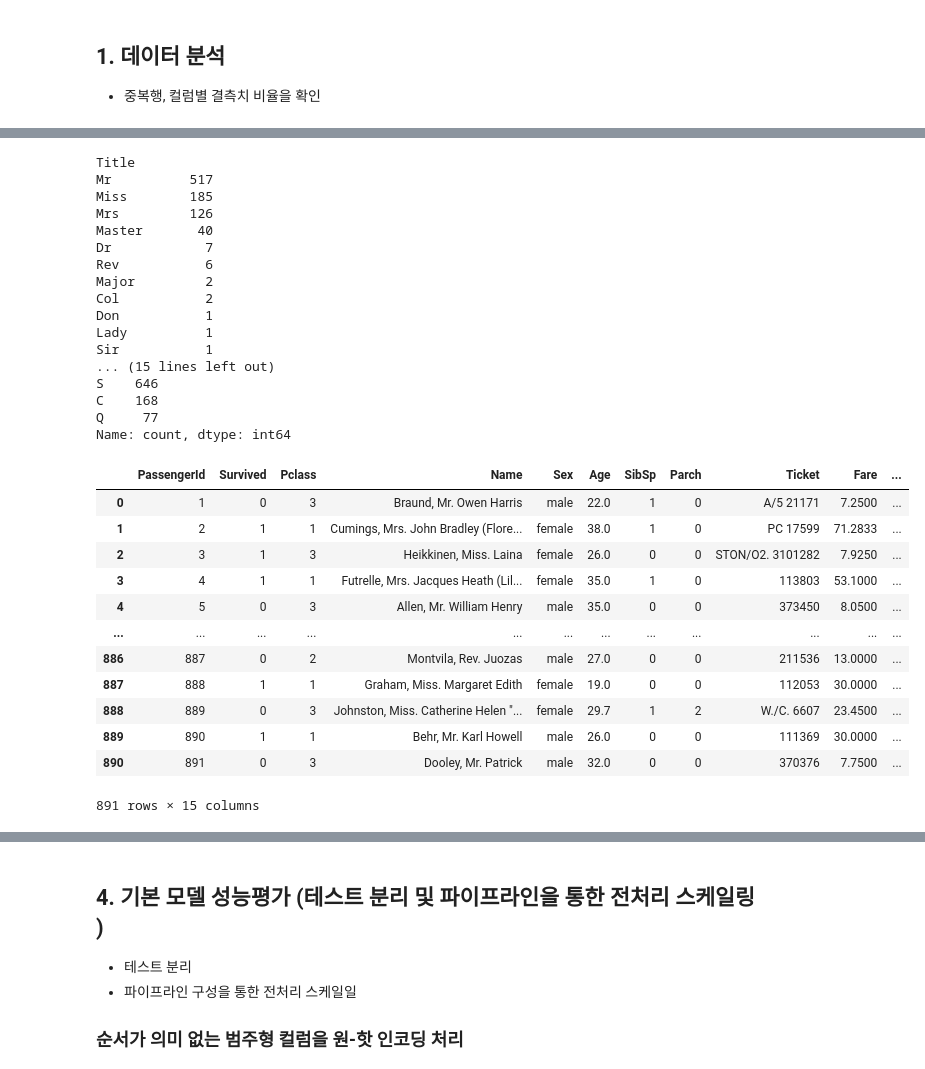
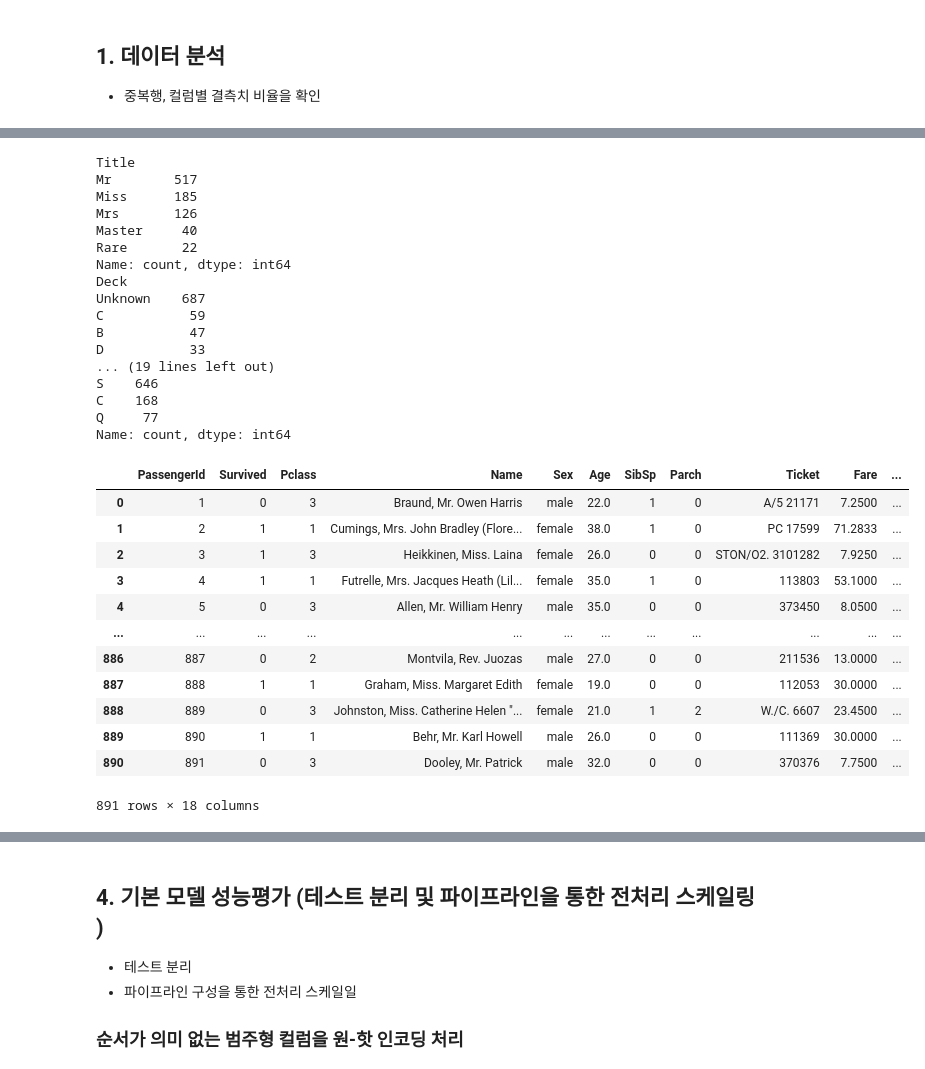
Before and after one commit to doosung-bang/AI_Sprint, a Jupyter notebook: 스프린트미션/미션3_4팀_방두성.ipynb, the cells around one changed output, grey strips where cells are left out. Saved outputs shown, nothing was run; the diff lists cells and outputs as text; code cells hidden in the pictures.

````diff
--- a/스프린트미션/미션3_4팀_방두성.ipynb
+++ b/스프린트미션/미션3_4팀_방두성.ipynb
@@ -230,62 +434,71 @@ print(df['Embarked'].value_counts())
 # %%
 # ## 2 피쳐 엔지니어링 실행
 # - Name 에서 호칭(Mr, Mrs, Miss, Master  등)을 추출 후 title 컬럼에 저장
-# ```
+### 타이틀 추출 & 컬럼생성
 import re
 df['Title'] = df['Name'].str.extract(r',\s*([A-Za-z]+)\.')
 df['Title'] = df['Title'].replace({'Mlle': 'Miss', 'Ms': 'Miss', 'Mme': 'Mrs'})
+# - Age 결측값: Title 기준 평균값으로 채우기
+df['Age'] = df.groupby('Title')['Age'].transform(
+    lambda x: x.fillna(x.median())
+)
+rare_titles = ['Dr', 'Rev', 'Col', 'Major', 'Capt', 'Countess',
+               'Don', 'Jonkheer', 'Sir', 'Lady', 'Dona']
+df['Title'] = df['Title'].replace(rare_titles, 'Rare')
 print(df['Title'].value_counts())
-# ```
+
 # - SibSp 와 Parch 합쳐 가족 규모(FamilySize)변수로 사용 (본인 기본 +1)
-# ```
 df['FamilySize'] =  df['SibSp'] + df['Parch'] +1
-# ```
-# - Cabin 의 첫 글자(갑판) 추출하여 배구조정보 변수로 사용 --> NaN 값은 X로 처리(기존에 없는 값)
-# ```
-df['DeckofShip'] = df['Cabin'].fillna('X').astype(str).str[0:1]
-print(df['DeckofShip'].value_counts())
+df['IsAlone'] = (df['FamilySize'] == 1).astype(int)
 
-# ```
-# - Age 결측값: 평균으로 통일
-# ```
-df['Age'] = df['Age'].fillna(df['Age'].mean(numeric_only=True).round(2))
+# - Cabin 의 첫 글자(갑판) 추출하여 배구조정보 변수로 사용 --> NaN 값은 unknown 처리(기존에 없는 값)
+df['Deck'] = df['Cabin'].str[0]
+df['Deck'] = df['Deck'].fillna('Unknown')
+print(df['Deck'].value_counts())
+
+# Cabin 결측 여부 자체가 생존율과 관련 (기록 있음 = 상위 등급 객실일 가능성)
+df['HasCabin'] = df['Cabin'].notna().astype(int)
+print(df['HasCabin'].value_counts())
+### 성별과 객실 등급
+df['Sex_Pclass'] = df['Sex'].astype(str) + '_' + df['Pclass'].astype(str)
+print(df['Sex_Pclass'].value_counts())
 # ```
 # - Embarked 결측값 : 2%로 가장 많은 'S'값으로 처리
 # ```
 df['Embarked'] = df['Embarked'].fillna(df['Embarked'].mode()[0])
 print(df['Embarked'].value_counts())
 df
 # %% [output]
 Title
-Mr          517
-Miss        185
-Mrs         126
-Master       40
-Dr            7
-Rev           6
-Major         2
-Col           2
-Don           1
-Lady          1
-Sir           1
-... (15 lines left out)
+Mr        517
+Miss      185
+Mrs       126
+Master     40
+Rare       22
+Name: count, dtype: int64
+Deck
+Unknown    687
+C           59
+B           47
+D           33
+... (19 lines left out)
 S    646
 C    168
 Q     77
 Name: count, dtype: int64
 |  | PassengerId | Survived | Pclass | Name | Sex | Age | SibSp | Parch | Ticket | Fare | ... |
 | 0 | 1 | 0 | 3 | Braund, Mr. Owen Harris | male | 22.0 | 1 | 0 | A/5 21171 | 7.2500 | ... |
 | 1 | 2 | 1 | 1 | Cumings, Mrs. John Bradley (Flore... | female | 38.0 | 1 | 0 | PC 17599 | 71.2833 | ... |
 | 2 | 3 | 1 | 3 | Heikkinen, Miss. Laina | female | 26.0 | 0 | 0 | STON/O2. 3101282 | 7.9250 | ... |
 | 3 | 4 | 1 | 1 | Futrelle, Mrs. Jacques Heath (Lil... | female | 35.0 | 1 | 0 | 113803 | 53.1000 | ... |
 | 4 | 5 | 0 | 3 | Allen, Mr. William Henry | male | 35.0 | 0 | 0 | 373450 | 8.0500 | ... |
 | ... | ... | ... | ... | ... | ... | ... | ... | ... | ... | ... | ... |
 | 886 | 887 | 0 | 2 | Montvila, Rev. Juozas | male | 27.0 | 0 | 0 | 211536 | 13.0000 | ... |
 | 887 | 888 | 1 | 1 | Graham, Miss. Margaret Edith | female | 19.0 | 0 | 0 | 112053 | 30.0000 | ... |
-| 888 | 889 | 0 | 3 | Johnston, Miss. Catherine Helen "... | female | 29.7 | 1 | 2 | W./C. 6607 | 23.4500 | ... |
+| 888 | 889 | 0 | 3 | Johnston, Miss. Catherine Helen "... | female | 21.0 | 1 | 2 | W./C. 6607 | 23.4500 | ... |
 | 889 | 890 | 1 | 1 | Behr, Mr. Karl Howell | male | 26.0 | 0 | 0 | 111369 | 30.0000 | ... |
 | 890 | 891 | 0 | 3 | Dooley, Mr. Patrick | male | 32.0 | 0 | 0 | 370376 | 7.7500 | ... |
-891 rows × 15 columns
+891 rows × 18 columns
 # %%
 ##보기 편하게 정리
 data_df = df.drop(['Name','SibSp','Parch','Ticket','Cabin'], axis=1)
````
Also changed, not shown: parts of 36 cells of this notebook, 8 other files.
